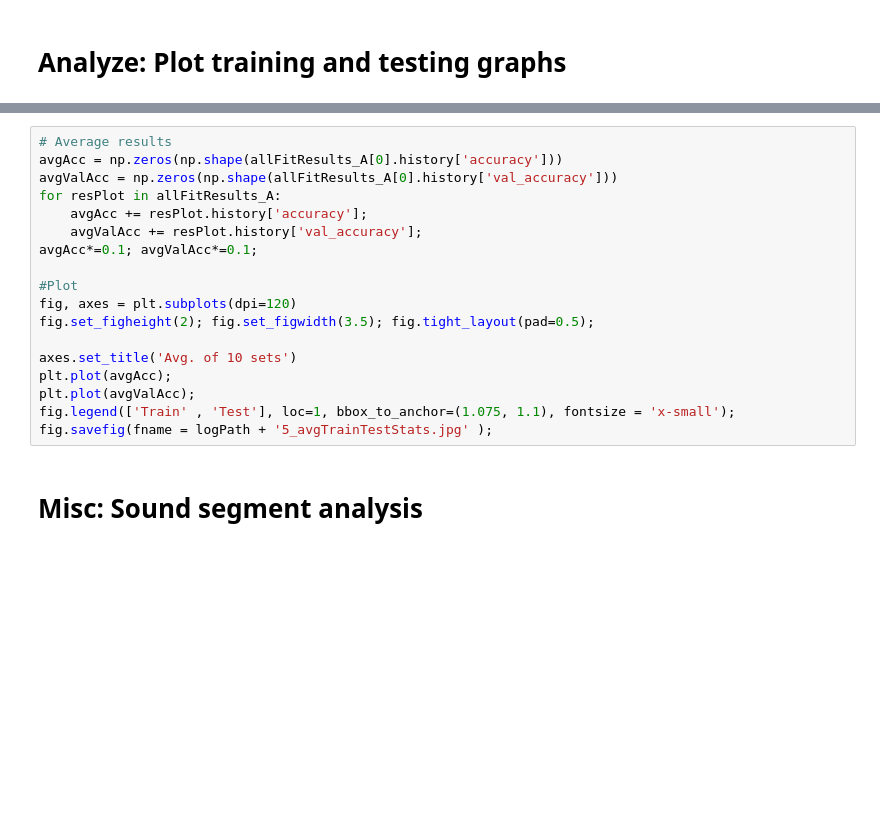
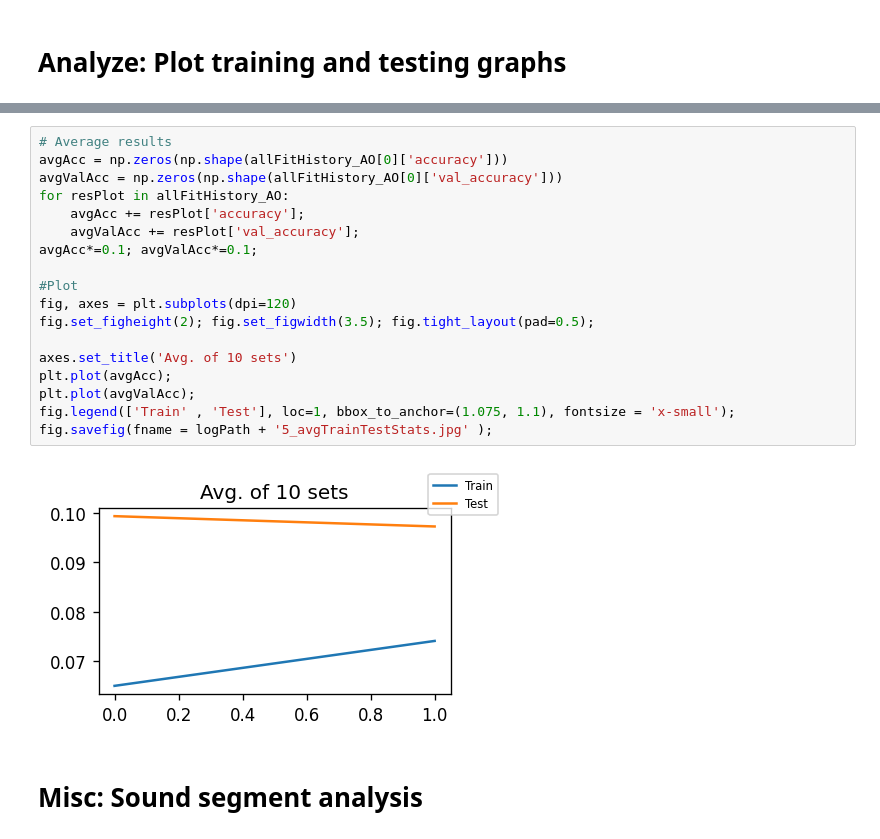
Before and after one commit to matsozza/Python_ML_CombustionEnginesRecog_MBA, a Jupyter notebook: Convolutional Neural Network.ipynb, the cells around one changed output, grey strips where cells are left out. Drawn from its saved outputs; the diff is of its cells as text; blank space fills up the shorter version.

```diff
--- a/Convolutional Neural Network.ipynb
+++ b/Convolutional Neural Network.ipynb
@@ -464,21 +510,23 @@ fig.savefig(fname = logPath + '4_allTrainTestStats.jpg' );
 # %%
 # Average results
-avgAcc = np.zeros(np.shape(allFitResults_A[0].history['accuracy']))
-avgValAcc = np.zeros(np.shape(allFitResults_A[0].history['val_accuracy']))
-for resPlot in allFitResults_A:
-    avgAcc += resPlot.history['accuracy'];
-    avgValAcc += resPlot.history['val_accuracy'];
+avgAcc = np.zeros(np.shape(allFitHistory_AO[0]['accuracy']))
+avgValAcc = np.zeros(np.shape(allFitHistory_AO[0]['val_accuracy']))
+for resPlot in allFitHistory_AO:
+    avgAcc += resPlot['accuracy'];
+    avgValAcc += resPlot['val_accuracy'];
 avgAcc*=0.1; avgValAcc*=0.1;
 
 #Plot
 fig, axes = plt.subplots(dpi=120)
 fig.set_figheight(2); fig.set_figwidth(3.5); fig.tight_layout(pad=0.5);
 
 axes.set_title('Avg. of 10 sets')
 plt.plot(avgAcc);
 plt.plot(avgValAcc);
 fig.legend(['Train' , 'Test'], loc=1, bbox_to_anchor=(1.075, 1.1), fontsize = 'x-small');
 fig.savefig(fname = logPath + '5_avgTrainTestStats.jpg' );
+# %% [output]
+[figure, added]
 # %% [markdown]
 # Misc: Sound segment analysis
 # %%
```
Also changed, not shown: parts of 10 cells of this notebook.
